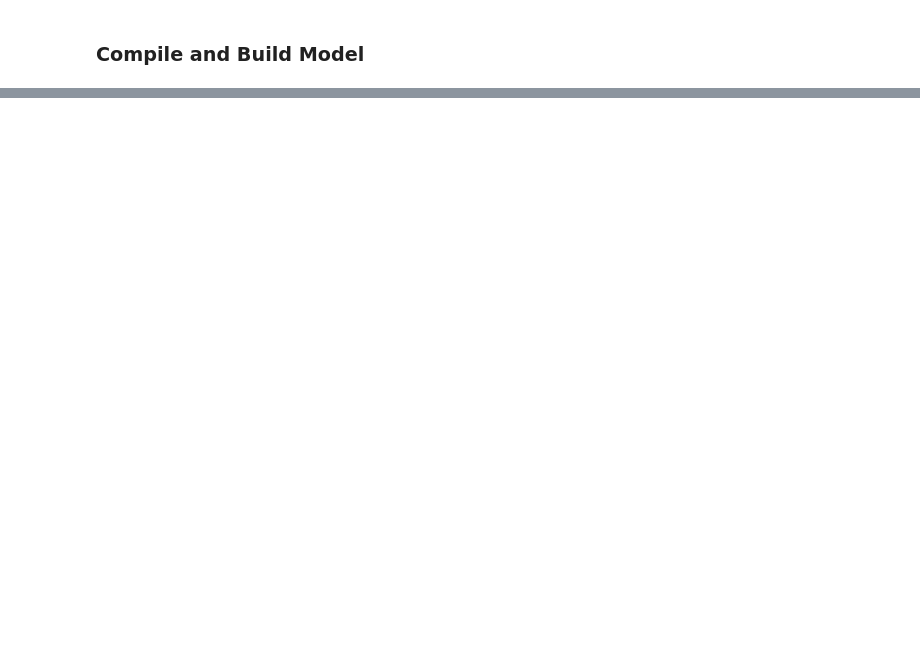
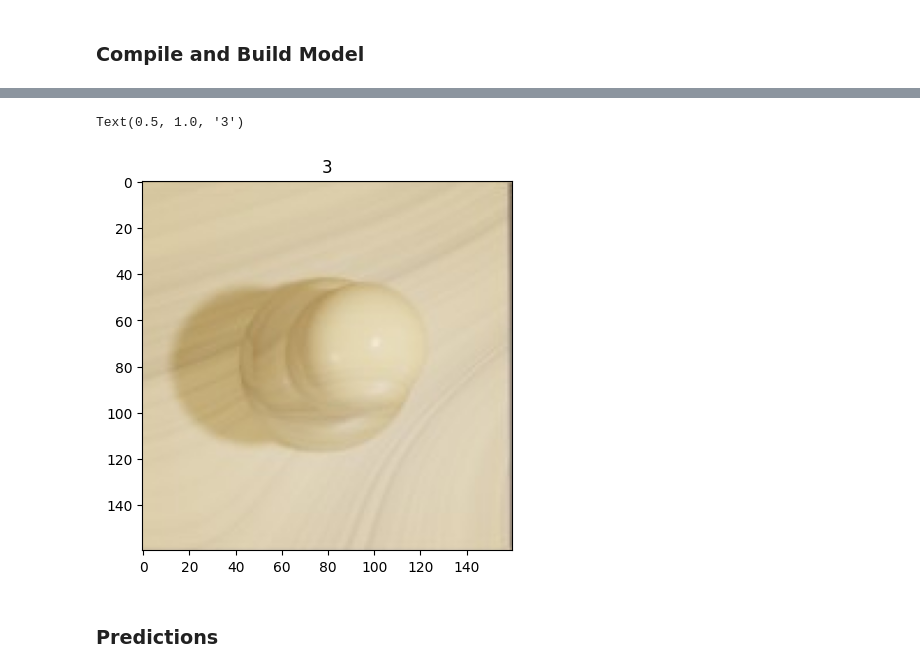
Before and after one commit to billywba/deepconvchess-cnn, a Jupyter notebook: model/main.ipynb, the cells around one changed output, grey strips where cells are left out. Drawn from its saved outputs; the diff is of its cells as text; code cells hidden in the pictures; blank space fills up the shorter version.

Commit message:
resnet-50: predict on test set

```diff
--- a/model/main.ipynb
+++ b/model/main.ipynb
@@ -186 +193,9 @@ Epoch 2/2
 <keras.callbacks.History at 0x...>
+# %%
+plt.imshow(X_test[0])
+plt.title(y_test[0])
+# %% [output]
+Text(0.5, 1.0, '3')
+[figure, added]
+# %% [markdown]
+### Predictions
```
Also changed, not shown: parts of 7 cells of this notebook.
